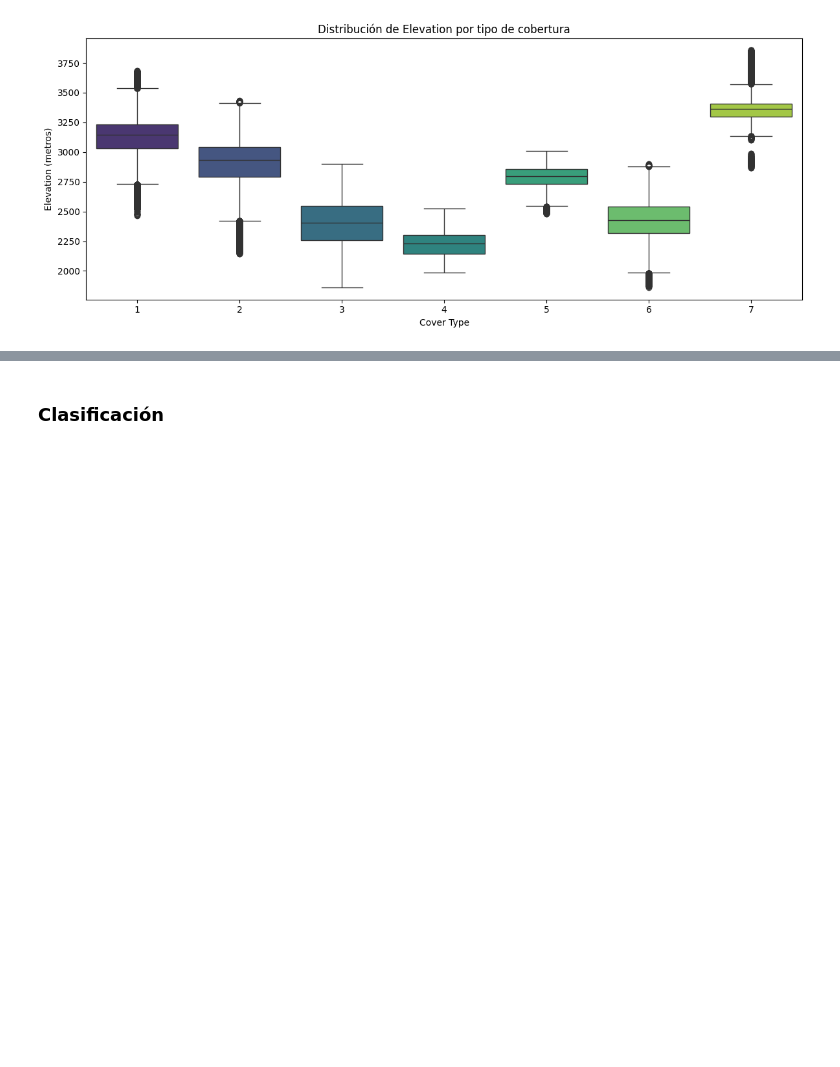
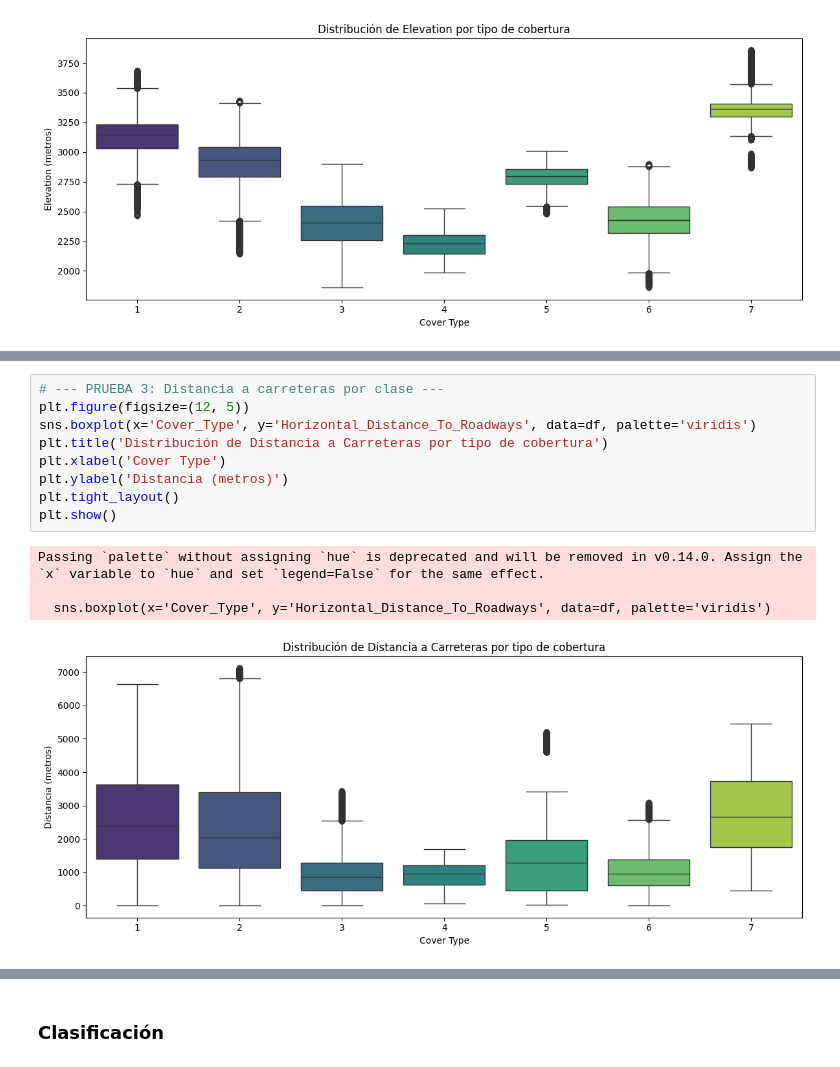
Before and after one commit to criszhirzhan/maestria_PLN_resources, a Jupyter notebook: AprendizajeAutomatico/Actividad2/Actividad_2_CoverType.ipynb, the cells around one changed output, grey strips where cells are left out. Cells and saved outputs as stored; diff of their text form; blank space fills up the shorter version.

```diff
--- a/AprendizajeAutomatico/Actividad2/Actividad_2_CoverType.ipynb
+++ b/AprendizajeAutomatico/Actividad2/Actividad_2_CoverType.ipynb
@@ -242 +257,15 @@ Passing `palette` without assigning `hue` is deprecated and will be removed in v
+# %%
+# --- PRUEBA 3: Distancia a carreteras por clase ---
+plt.figure(figsize=(12, 5))
+sns.boxplot(x='Cover_Type', y='Horizontal_Distance_To_Roadways', data=df, palette='viridis')
+plt.title('Distribución de Distancia a Carreteras por tipo de cobertura')
+plt.xlabel('Cover Type')
+plt.ylabel('Distancia (metros)')
+plt.tight_layout()
+plt.show()
+# %% [output]
+Passing `palette` without assigning `hue` is deprecated and will be removed in v0.14.0. Assign the `x` variable to `hue` and set `legend=False` for the same effect.
+
+  sns.boxplot(x='Cover_Type', y='Horizontal_Distance_To_Roadways', data=df, palette='viridis')
+[figure, added]
 # %% [markdown]
```
Also changed, not shown: parts of 3 cells of this notebook.
